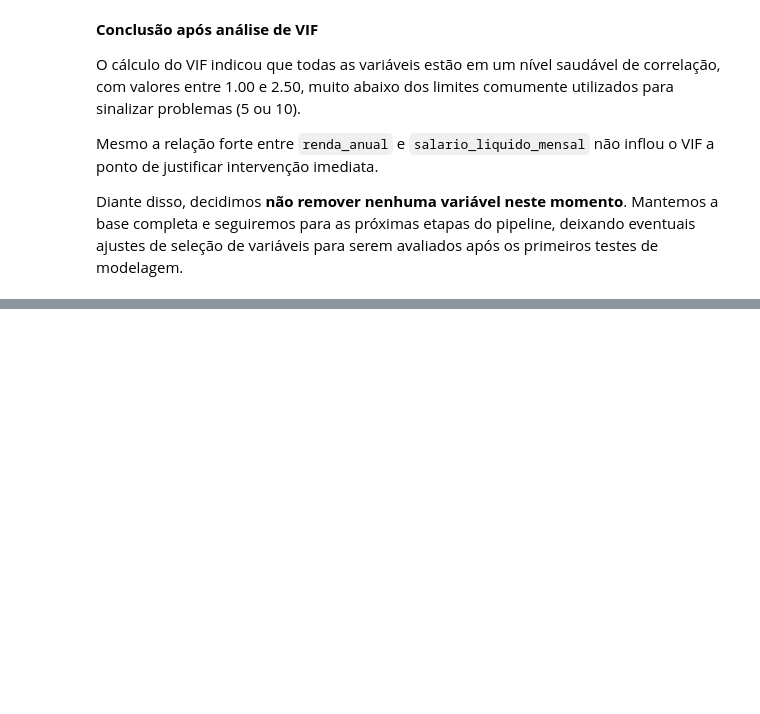
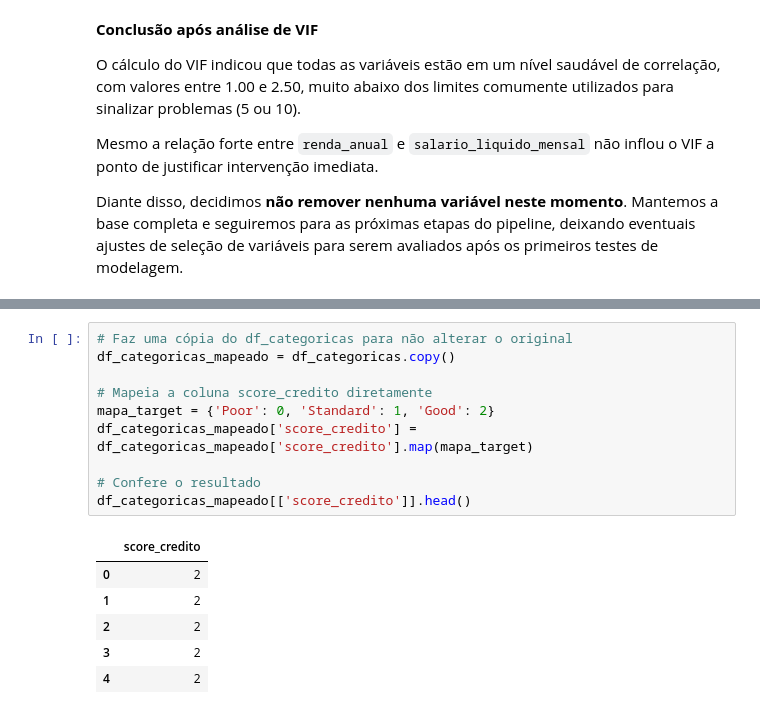
Before and after one commit to DanielllCouto/quantum-finance-credit-score, a Jupyter notebook: notebooks/processamento-dados.ipynb, the cells around one changed output, grey strips where cells are left out. Drawn from its saved outputs; the diff is of its cells as text; blank space fills up the shorter version.

```diff
--- a/notebooks/processamento-dados.ipynb
+++ b/notebooks/processamento-dados.ipynb
@@ -2771,0 +2908,17 @@ Diante disso, decidimos **não remover nenhuma variável neste momento**. Mantem
+# %%
+# Faz uma cópia do df_categoricas para não alterar o original
+df_categoricas_mapeado = df_categoricas.copy()
+
+# Mapeia a coluna score_credito diretamente
+mapa_target = {'Poor': 0, 'Standard': 1, 'Good': 2}
+df_categoricas_mapeado['score_credito'] = df_categoricas_mapeado['score_credito'].map(mapa_target)
+
+# Confere o resultado
+df_categoricas_mapeado[['score_credito']].head()
+# %% [output]
+|  | score_credito |
+| 0 | 2 |
+| 1 | 2 |
+| 2 | 2 |
+| 3 | 2 |
+| 4 | 2 |
```
Also changed, not shown: parts of 24 cells of this notebook, 1 other file.
